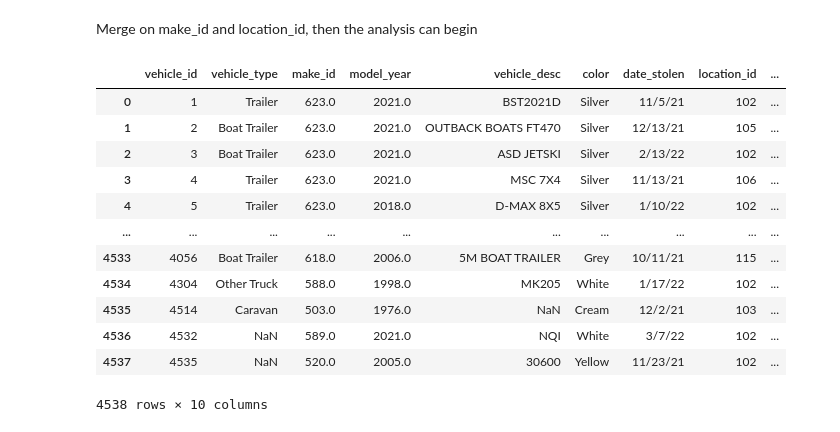
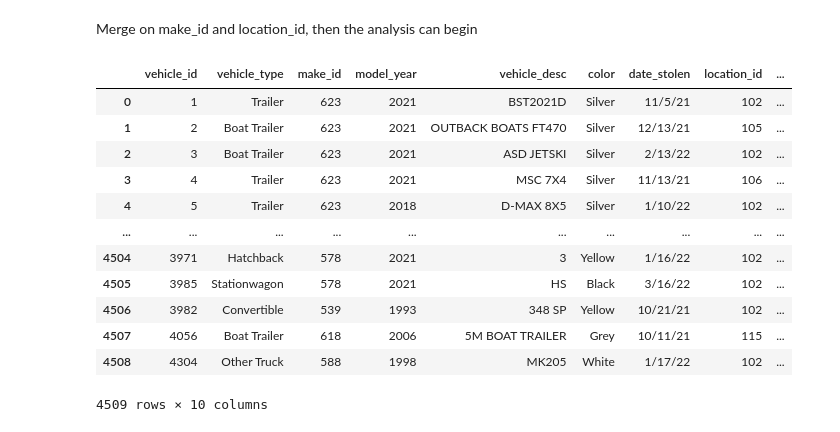
Before and after one commit to daniau23/motor_vehicle_thefts_analysis, a Jupyter notebook: eda/eda.ipynb, the cells around one changed output. Cells and saved outputs as stored; diff of their text form; code cells hidden in the pictures.

Commit message:
stolen vehicles analysis. data merged

```diff
--- a/eda/eda.ipynb
+++ b/eda/eda.ipynb
@@ -599,0 +747,3 @@ stolen_vehicles shape: (4553, 8)
+# %%
+stolen_vehicles_cleaning.model_year = stolen_vehicles_cleaning.model_year.astype(np.object)
+stolen_vehicles_cleaning.dtypes
@@ -599,0 +773,4 @@ stolen_vehicles shape: (4553, 8)
+# %%
+stolen_vehicles_memory = stolen_vehicles_cleaning.copy()
+
+stolen_vehicles_memory = memory_magment(stolen_vehicles_memory)
@@ -599,0 +795,3 @@ stolen_vehicles shape: (4553, 8)
+# %%
+stolen_vehicles_memory.date_stolen = stolen_vehicles_memory.date_stolen.astype(np.object)
+stolen_vehicles_memory.dtypes
@@ -599,0 +808,4 @@ stolen_vehicles shape: (4553, 8)
+# %%
+stolen_vehicles_memory.model_year = stolen_vehicles_memory.model_year.astype(np.int64)
+stolen_vehicles_memory.model_year = stolen_vehicles_memory.model_year.astype(np.object)
+stolen_vehicles_memory.dtypes
@@ -600,22 +852,22 @@ stolen_vehicles shape: (4553, 8)
 # %% [markdown]
 Merge on make_id and location_id, then the analysis can begin
 # %%
-stolen_vehicles_make_details_featured_merged = pd.merge(stolen_vehicles,make_details_featured, on=['make_id'])
+stolen_vehicles_make_details_featured_merged = pd.merge(stolen_vehicles_memory,make_details_featured, on=['make_id'])
 stolen_vehicles_make_details_featured_merged
 # %% [output]
 |  | vehicle_id | vehicle_type | make_id | model_year | vehicle_desc | color | date_stolen | location_id | ... |
-| 0 | 1 | Trailer | 623.0 | 2021.0 | BST2021D | Silver | 11/5/21 | 102 | ... |
-| 1 | 2 | Boat Trailer | 623.0 | 2021.0 | OUTBACK BOATS FT470 | Silver | 12/13/21 | 105 | ... |
-| 2 | 3 | Boat Trailer | 623.0 | 2021.0 | ASD JETSKI | Silver | 2/13/22 | 102 | ... |
-| 3 | 4 | Trailer | 623.0 | 2021.0 | MSC 7X4 | Silver | 11/13/21 | 106 | ... |
-| 4 | 5 | Trailer | 623.0 | 2018.0 | D-MAX 8X5 | Silver | 1/10/22 | 102 | ... |
+| 0 | 1 | Trailer | 623 | 2021 | BST2021D | Silver | 11/5/21 | 102 | ... |
+| 1 | 2 | Boat Trailer | 623 | 2021 | OUTBACK BOATS FT470 | Silver | 12/13/21 | 105 | ... |
+| 2 | 3 | Boat Trailer | 623 | 2021 | ASD JETSKI | Silver | 2/13/22 | 102 | ... |
+| 3 | 4 | Trailer | 623 | 2021 | MSC 7X4 | Silver | 11/13/21 | 106 | ... |
+| 4 | 5 | Trailer | 623 | 2018 | D-MAX 8X5 | Silver | 1/10/22 | 102 | ... |
 | ... | ... | ... | ... | ... | ... | ... | ... | ... | ... |
-| 4533 | 4056 | Boat Trailer | 618.0 | 2006.0 | 5M BOAT TRAILER | Grey | 10/11/21 | 115 | ... |
-| 4534 | 4304 | Other Truck | 588.0 | 1998.0 | MK205 | White | 1/17/22 | 102 | ... |
-| 4535 | 4514 | Caravan | 503.0 | 1976.0 | NaN | Cream | 12/2/21 | 103 | ... |
-| 4536 | 4532 | NaN | 589.0 | 2021.0 | NQI | White | 3/7/22 | 102 | ... |
-| 4537 | 4535 | NaN | 520.0 | 2005.0 | 30600 | Yellow | 11/23/21 | 102 | ... |
+| 4504 | 3971 | Hatchback | 578 | 2021 | 3 | Yellow | 1/16/22 | 102 | ... |
+| 4505 | 3985 | Stationwagon | 578 | 2021 | HS | Black | 3/16/22 | 102 | ... |
+| 4506 | 3982 | Convertible | 539 | 1993 | 348 SP | Yellow | 10/21/21 | 102 | ... |
+| 4507 | 4056 | Boat Trailer | 618 | 2006 | 5M BOAT TRAILER | Grey | 10/11/21 | 115 | ... |
+| 4508 | 4304 | Other Truck | 588 | 1998 | MK205 | White | 1/17/22 | 102 | ... |
-4538 rows × 10 columns
+4509 rows × 10 columns
 # %%
 stolen_vehicles_make_details_location_featured_merged = pd.merge(stolen_vehicles_make_details_featured_merged,location_featured, on=['location_id'])
 stolen_vehicles_make_details_location_featured_merged
```
Also changed, not shown: parts of 41 cells of this notebook.
